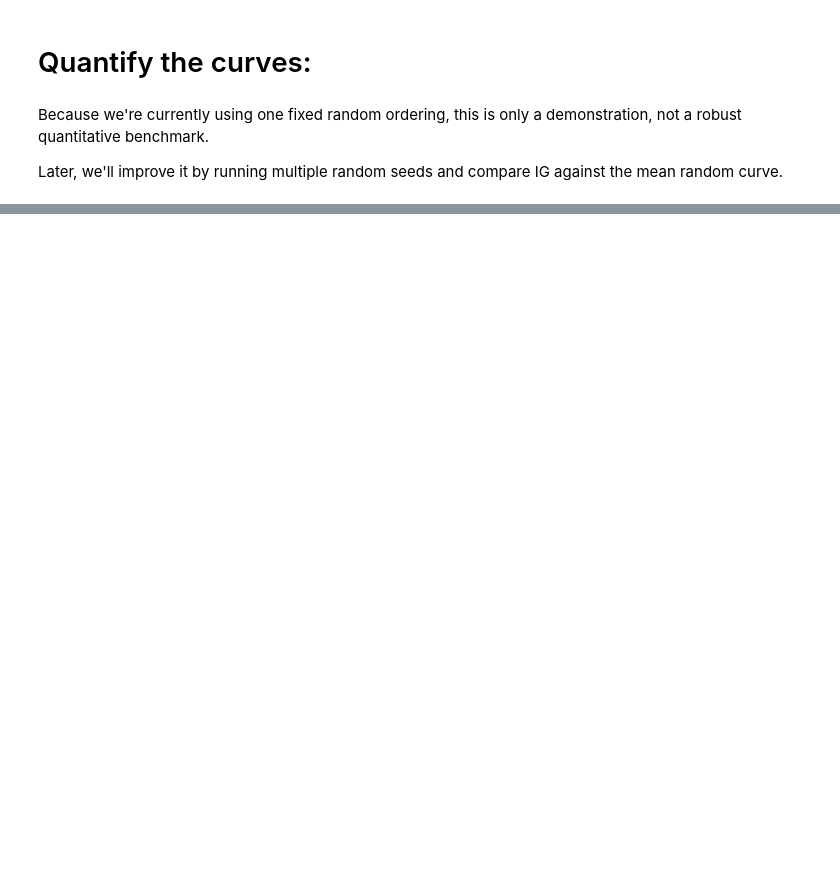
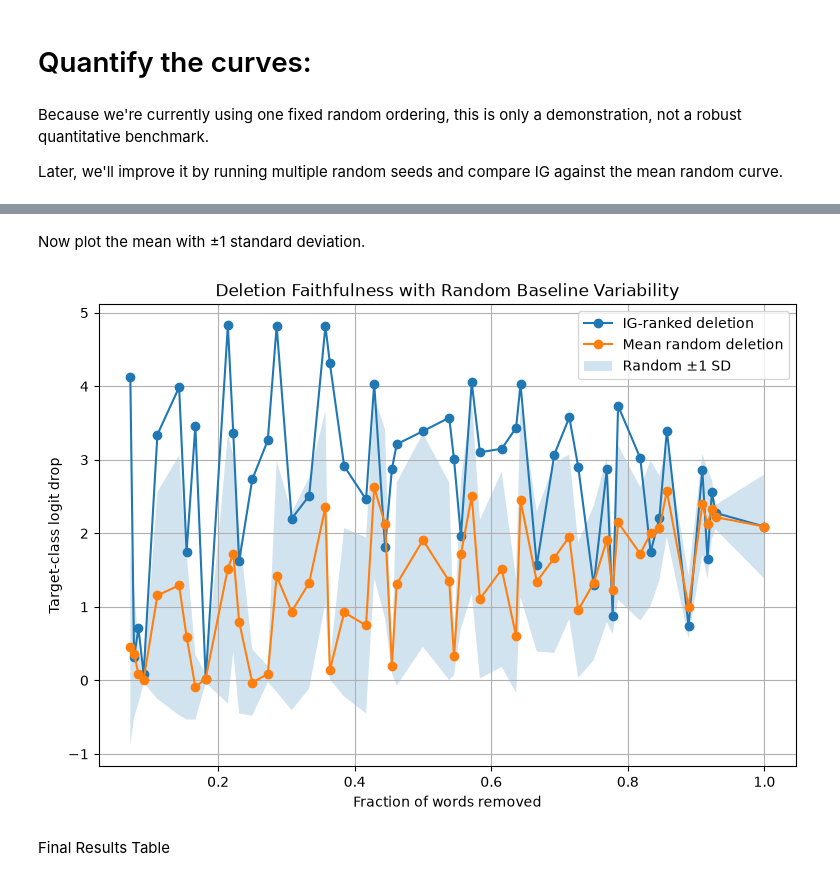
Before and after one commit to jordan-dsouza/xray-transformers, a Jupyter notebook: notebooks/robustness.ipynb, the cells around one changed output, grey strips where cells are left out. Saved outputs shown, nothing was run; the diff lists cells and outputs as text; code cells hidden in the pictures; blank space fills up the shorter version.

```diff
--- a/notebooks/robustness.ipynb
+++ b/notebooks/robustness.ipynb
@@ -587,0 +894,9 @@ plt.show()
+# %%
+random_statistics = (
+    all_random_curves_df
+    .groupby("fraction_removed")["logit_drop"]
+    .agg(["mean", "std"])
+    .reset_index()
+)
+
+random_statistics.head()
@@ -587,0 +910,45 @@ plt.show()
+# %% [markdown]
+Now plot the mean with ±1 standard deviation.
+# %%
+plt.figure(figsize=(9, 6))
+
+x_ig = mean_ig_curve["fraction_removed"]
+y_ig = mean_ig_curve["logit_drop"]
+
+x_random = random_statistics["fraction_removed"]
+y_random = random_statistics["mean"]
+std_random = random_statistics["std"]
+
+plt.plot(
+    x_ig,
+    y_ig,
+    marker="o",
+    label="IG-ranked deletion"
+)
+
+plt.plot(
+    x_random,
+    y_random,
+    marker="o",
+    label="Mean random deletion"
+)
+
+plt.fill_between(
+    x_random,
+    y_random - std_random,
+    y_random + std_random,
+    alpha=0.2,
+    label="Random ±1 SD"
+)
+
+plt.xlabel("Fraction of words removed")
+plt.ylabel("Target-class logit drop")
+plt.title("Deletion Faithfulness with Random Baseline Variability")
+plt.legend()
+plt.grid(True)
+
+plt.show()
+# %% [output]
+[figure, added]
+# %% [markdown]
+Final Results Table
```
Also changed, not shown: parts of 27 cells of this notebook.
